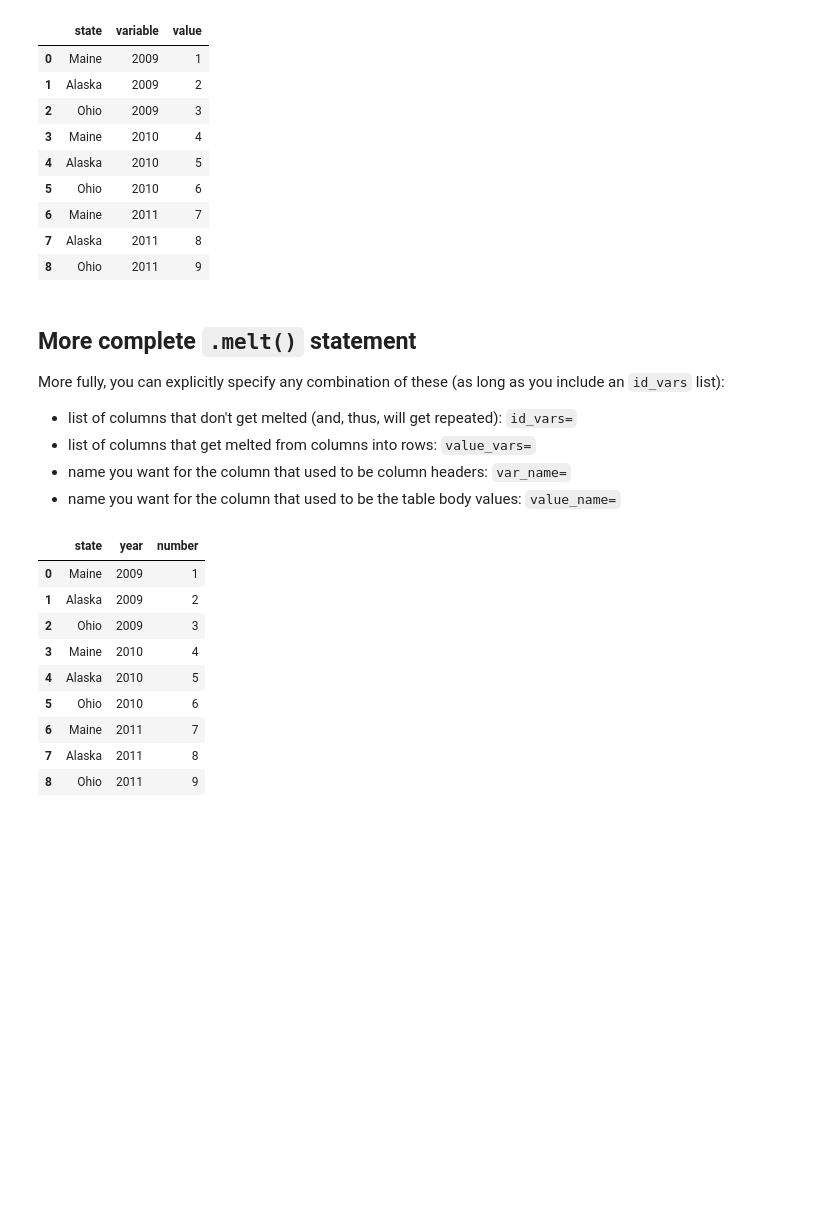
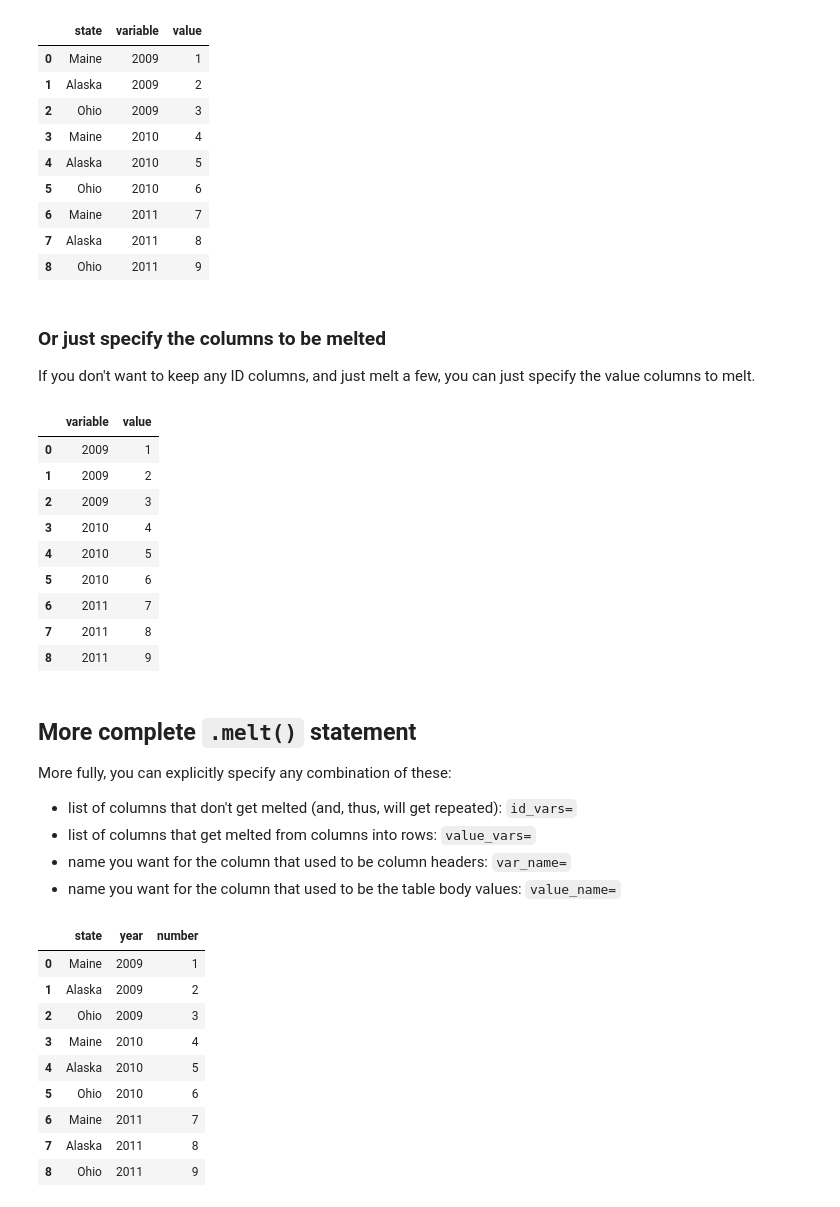
Before and after one commit to emonson/pandas-jupyterlab, a Jupyter notebook: MeltIntro.ipynb, the cells around one changed output. Saved outputs shown, nothing was run; the diff lists cells and outputs as text; code cells hidden in the pictures; blank space fills up the shorter version.

```diff
--- a/MeltIntro.ipynb
+++ b/MeltIntro.ipynb
@@ -76,10 +77,27 @@ df2
 | 6 | Maine | 2011 | 7 |
 | 7 | Alaska | 2011 | 8 |
 | 8 | Ohio | 2011 | 9 |
+# %% [markdown]
+### Or just specify the columns to be melted
+
+If you don't want to keep any ID columns, and just melt a few, you can just specify the value columns to melt.
+# %%
+df.melt(value_vars=['2009','2010','2011'])
+# %% [output]
+|  | variable | value |
+| 0 | 2009 | 1 |
+| 1 | 2009 | 2 |
+| 2 | 2009 | 3 |
+| 3 | 2010 | 4 |
+| 4 | 2010 | 5 |
+| 5 | 2010 | 6 |
+| 6 | 2011 | 7 |
+| 7 | 2011 | 8 |
+| 8 | 2011 | 9 |
 # %% [markdown]
 ## More complete `.melt()` statement
 
-More fully, you can explicitly specify any combination of these (as long as you include an `id_vars` list):
+More fully, you can explicitly specify any combination of these:
 
 - list of columns that don't get melted (and, thus, will get repeated): `id_vars=`
 - list of columns that get melted from columns into rows: `value_vars=`
```
Also changed, not shown: parts of 4 cells of this notebook, 20 other files.
